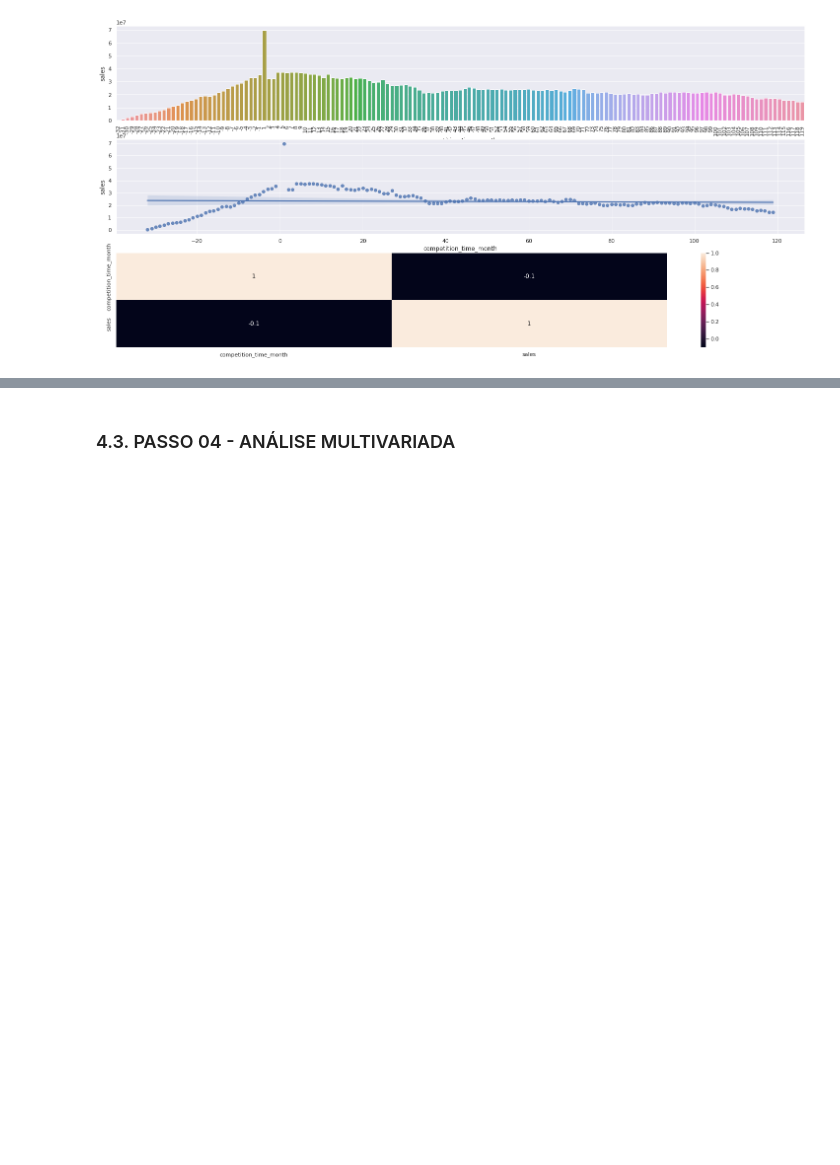
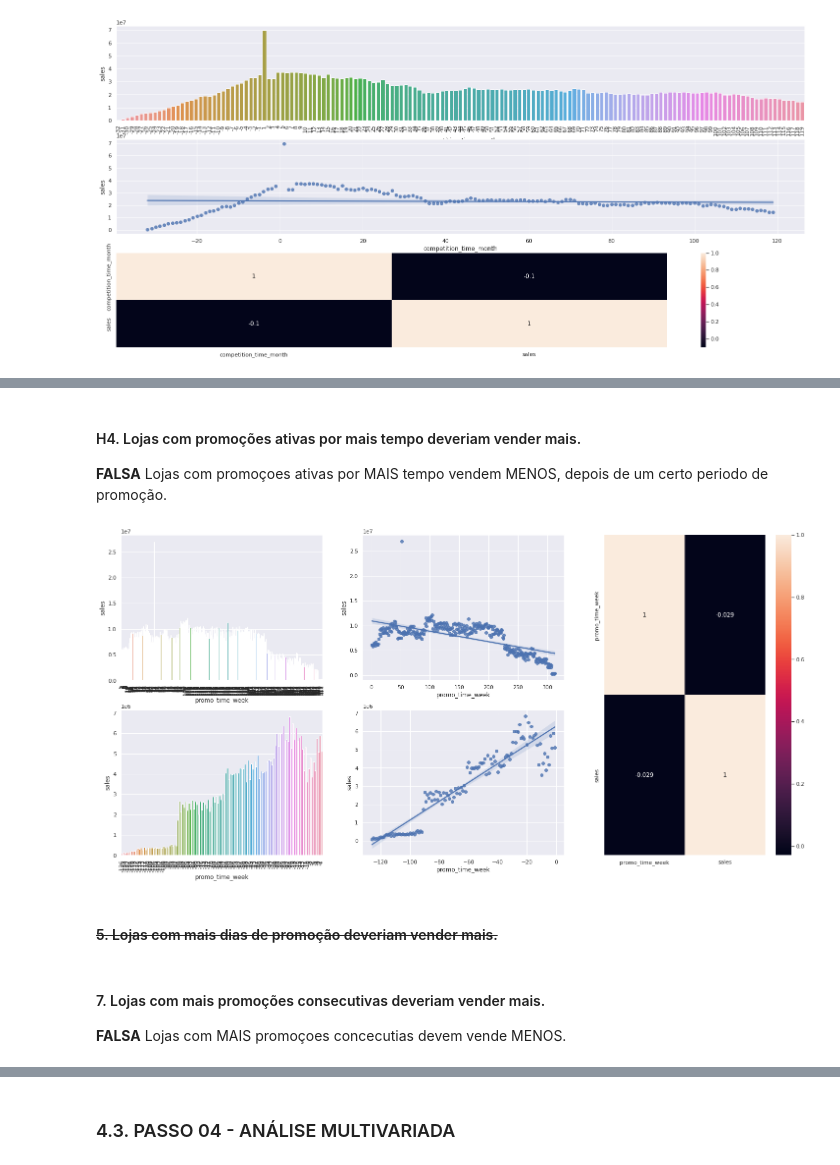
Before and after one commit to igor-montezuma/DataScienceRegression, a Jupyter notebook: versao_5.ipynb, the cells around one changed output, grey strips where cells are left out. Drawn from its saved outputs; the diff is of its cells as text; code cells hidden in the pictures; blank space fills up the shorter version.

```diff
--- a/versao_5.ipynb
+++ b/versao_5.ipynb
@@ -518 +518,43 @@ aux1['competition_time_month'].sample(5)
 Name: competition_time_month, dtype: int64
+# %% [markdown]
+#### H4. Lojas com promoções ativas por mais tempo deveriam vender mais.
+
+**FALSA** Lojas com promoçoes ativas por MAIS tempo vendem MENOS, depois de um certo periodo de promoção.
+# %%
+aux1 = df4[['promo_time_week','sales']].groupby( 'promo_time_week').sum().reset_index()
+sns.barplot(x='promo_time_week', y='sales', data= aux1)
+
+grid = GridSpec(2,3)
+
+plt.subplot( grid[0,0])
+aux2 = aux1[aux1['promo_time_week'] > 0 ]
+sns.barplot(x='promo_time_week', y='sales', data= aux2)
+plt.xticks(rotation=90);
+
+plt.subplot(grid[0,1])
+
+sns.regplot(x='promo_time_week', y='sales', data= aux2)
+
+plt.subplot(grid[1,0])
+
+aux3 = aux1[aux1['promo_time_week'] < 0 ]
+sns.barplot(x='promo_time_week', y='sales', data= aux3)
+plt.xticks(rotation=90);
+
+
+
+plt.subplot(grid [1,1])
+sns.regplot(x='promo_time_week', y='sales', data= aux3);
+
+
+plt.subplot(grid [:,2])
+
+sns.heatmap( aux1.corr( method='pearson'),annot=True);
+# %% [output]
+[figure, added]
+# %% [markdown]
+#### <s> 5. Lojas com mais dias de promoção deveriam vender mais. </s>
+# %% [markdown]
+#### 7. Lojas com mais promoções consecutivas deveriam vender mais.
+
+**FALSA** Lojas com MAIS promoçoes concecutias devem vende MENOS.
```
Also changed, not shown: parts of 17 cells of this notebook.
